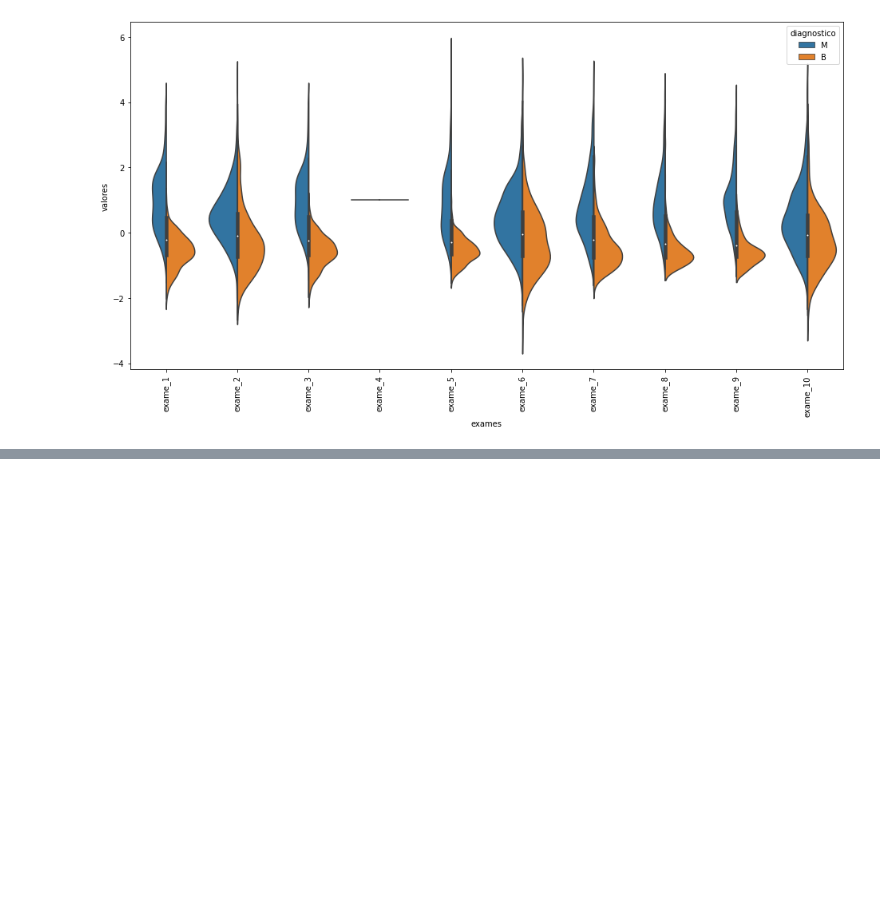
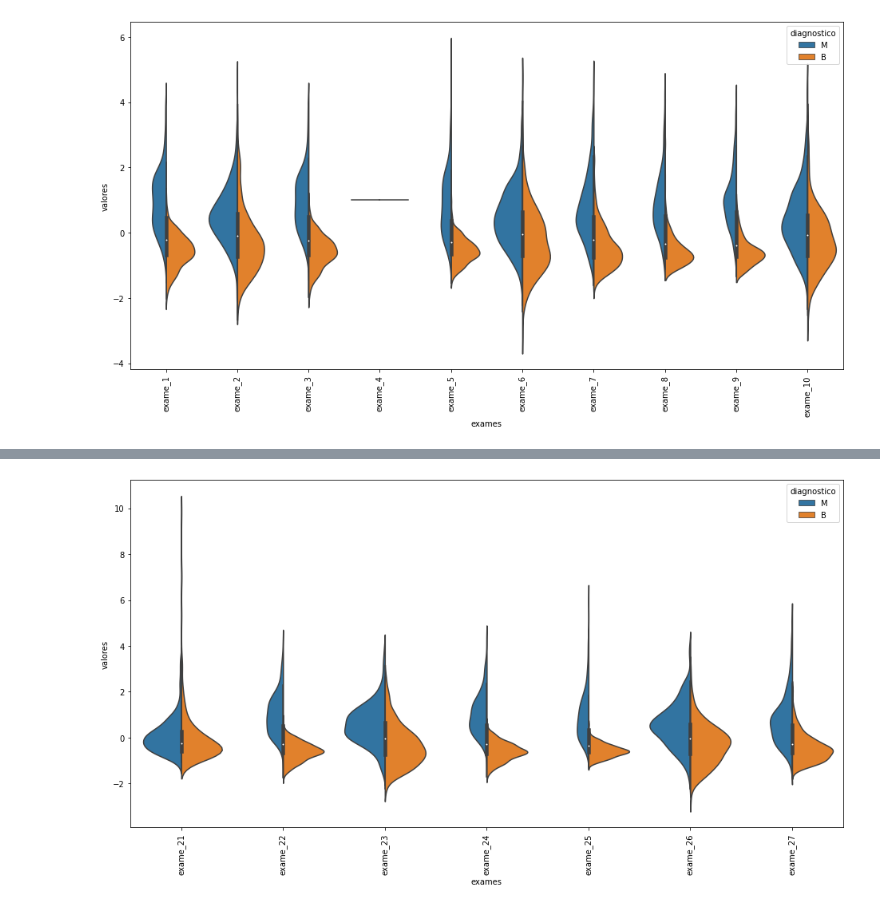
Before and after one commit to guilhermebap/Data-science-personal-study, a Jupyter notebook: Alura/ML/02 - Machine Learning Lidando com dados de muitas dimensoes/Aula01.ipynb, the cells around one changed output, grey strips where cells are left out. Cells and saved outputs as stored; diff of their text form; code cells hidden in the pictures; blank space fills up the shorter version.

```diff
--- a/Alura/ML/02 - Machine Learning Lidando com dados de muitas dimensoes/Aula01.ipynb
+++ b/Alura/ML/02 - Machine Learning Lidando com dados de muitas dimensoes/Aula01.ipynb
@@ -156,0 +184,4 @@ plt.show()
+# %%
+grafico_violino(valores_exames_v2, 20, 27)
+# %% [output]
+[figure, added]
```
Also changed, not shown: parts of 14 cells of this notebook.
